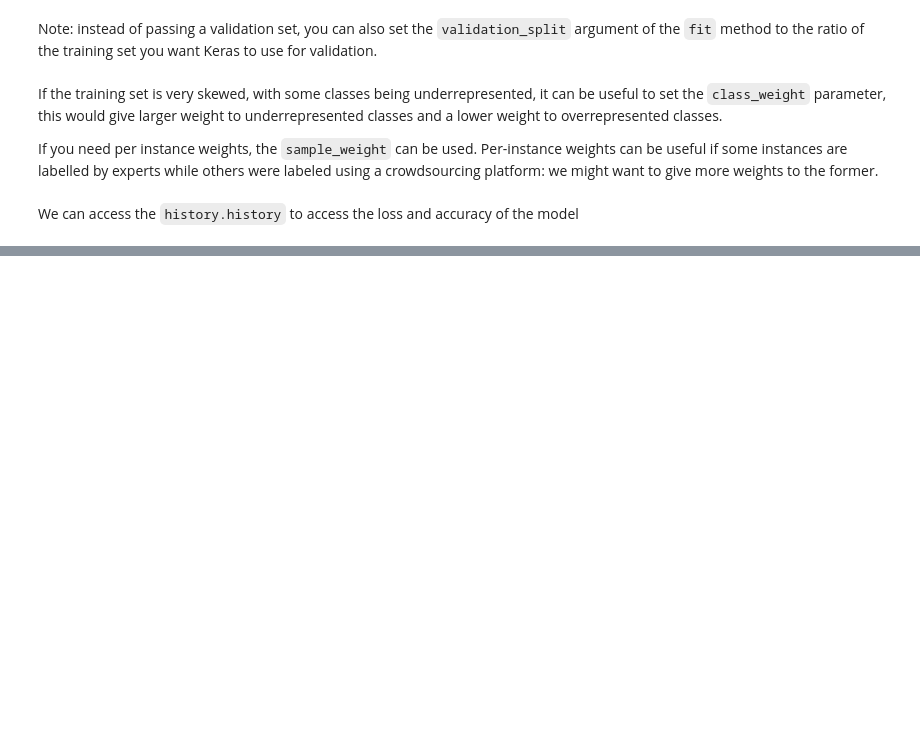
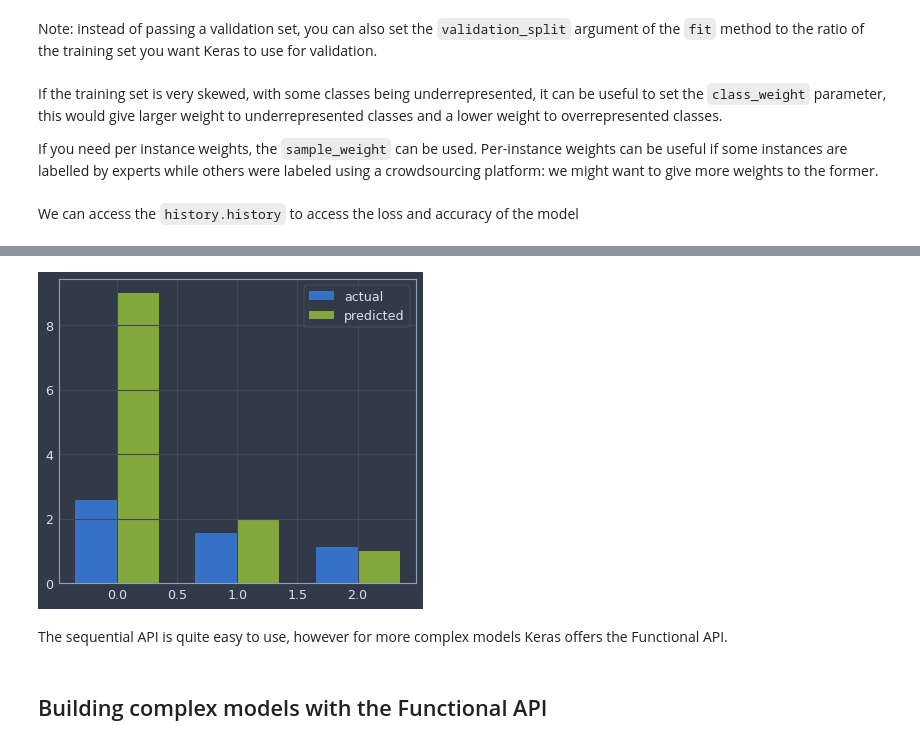
Before and after one commit to amaralcs/homl, a Jupyter notebook: 10_intro_to_artificial_neural_networks_with_keras.ipynb, the cells around one changed output, grey strips where cells are left out. Cells and saved outputs as stored; diff of their text form; code cells hidden in the pictures; blank space fills up the shorter version.

```diff
--- a/10_intro_to_artificial_neural_networks_with_keras.ipynb
+++ b/10_intro_to_artificial_neural_networks_with_keras.ipynb
@@ -311,0 +396,14 @@ The validation error is computed at the *end* of each epoch while the training e
+# %%
+from sklearn.datasets import fetch_california_housing
+from sklearn.model_selection import train_test_split
+from sklearn.preprocessing import StandardScaler
+
+housing = fetch_california_housing()
+
+X_train_full, X_test, y_train_full, y_test = train_test_split(housing.data, housing.target)
+X_train, X_valid, y_train, y_valid = train_test_split(X_train_full, y_train_full)
+
+scaler = StandardScaler()
+X_train = scaler.fit_transform(X_train)
+X_valid = scaler.transform(X_valid)
+X_test = scaler.transform(X_test)
@@ -311,0 +414,15 @@ The validation error is computed at the *end* of each epoch while the training e
+# %%
+if RELOAD:
+    model = keras.models.load_model(CHAPTER_DIR + 'model2.h5')
+else:
+    model = Sequential([
+        Dense(30, activation='relu', input_shape=X_train.shape[1:]),
+        Dense(1)
+    ])
+    model.compile(loss='mean_squared_error', optimizer='sgd')
+    history = model.fit(X_train, y_train, epochs=20, validation_data=(X_valid, y_valid))
+    model.save(CHAPTER_DIR + 'model2.h5')
+
+mse_test = model.evaluate(X_test, y_test)
+X_new = X_test[:3]
+y_pred = model.predict(X_new)
@@ -311,0 +447,18 @@ The validation error is computed at the *end* of each epoch while the training e
+# %%
+fig, ax = plt.subplots()
+
+width = 0.35
+actual = y_test[:X_new.shape[0]]
+preds = y_pred.reshape(1,-1)[0]
+x_pos = np.arange(X_new.shape[0])
+
+ax.bar(x= x_pos-width/2.0, height=actual, width=width, label='actual')
+ax.bar(x= x_pos+width/2.0, height=preds, width=width, label='predicted')
+ax.legend()
+fig.show()
+# %% [output]
+[figure, added]
+# %% [markdown]
+The sequential API is quite easy to use, however for more complex models Keras offers the Functional API.
+# %% [markdown]
+## Building complex models with the Functional API
```
Also changed, not shown: parts of 57 cells of this notebook.
